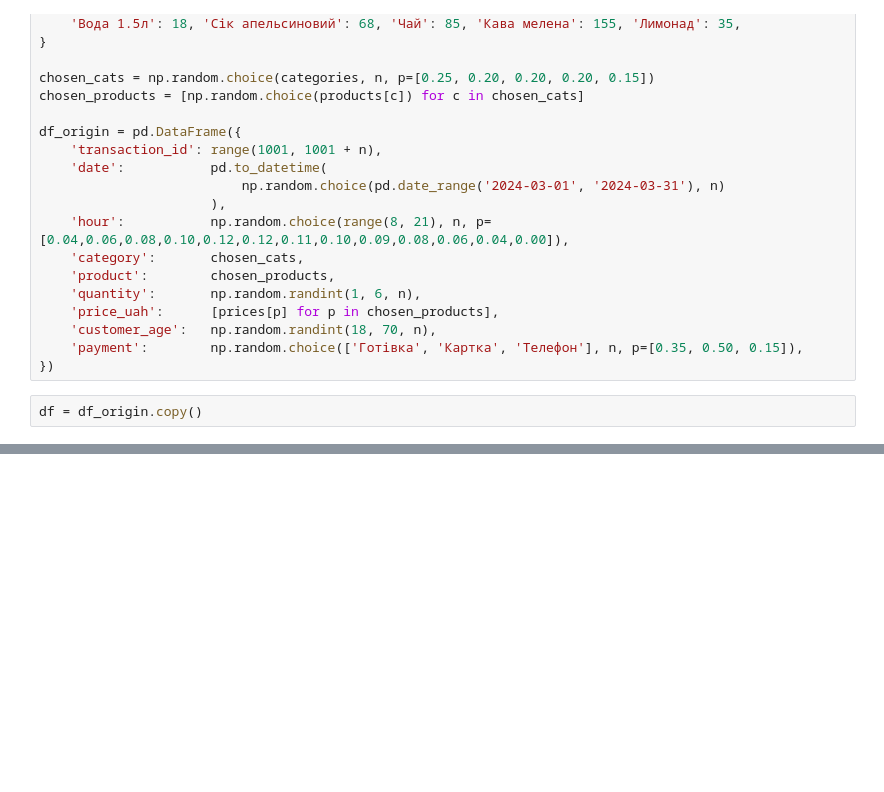
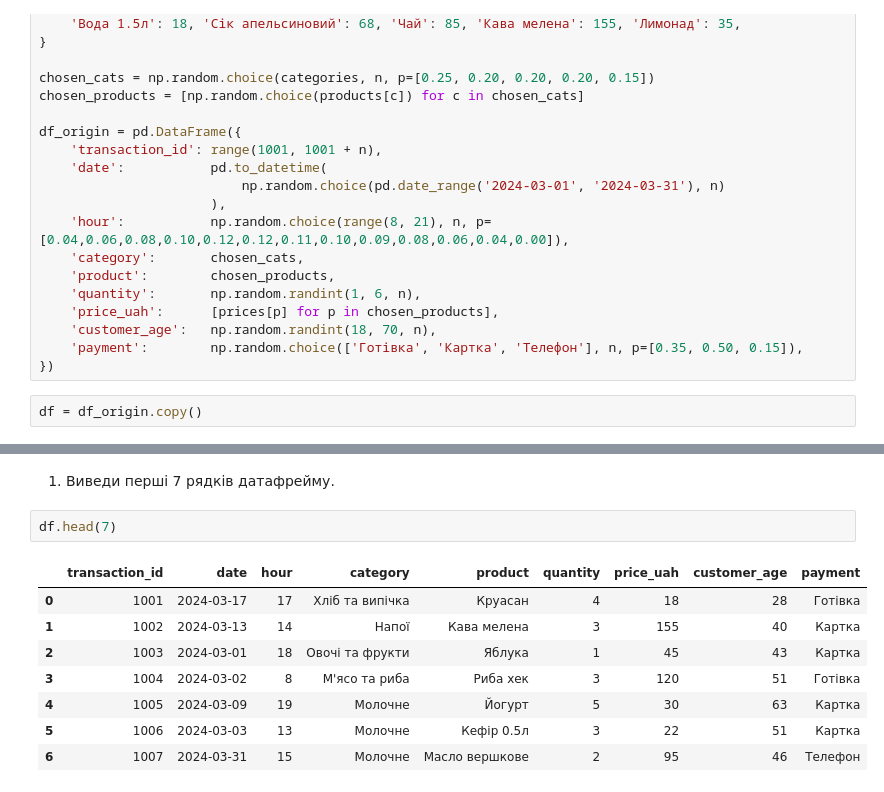
Before and after one commit to volodymyr-holovan/DTA2026, a Jupyter notebook: project_store_sales_analysis/store_sales_analysis.ipynb, the cells around one changed output, grey strips where cells are left out. Saved outputs shown, nothing was run; the diff lists cells and outputs as text; blank space fills up the shorter version.

```diff
--- a/project_store_sales_analysis/store_sales_analysis.ipynb
+++ b/project_store_sales_analysis/store_sales_analysis.ipynb
@@ -44,0 +52,13 @@ df = df_origin.copy()
+# %% [markdown]
+1. Виведи перші 7 рядків датафрейму.
+# %%
+df.head(7)
+# %% [output]
+|  | transaction_id | date | hour | category | product | quantity | price_uah | customer_age | payment |
+| 0 | 1001 | 2024-03-17 | 17 | Хліб та випічка | Круасан | 4 | 18 | 28 | Готівка |
+| 1 | 1002 | 2024-03-13 | 14 | Напої | Кава мелена | 3 | 155 | 40 | Картка |
+| 2 | 1003 | 2024-03-01 | 18 | Овочі та фрукти | Яблука | 1 | 45 | 43 | Картка |
+| 3 | 1004 | 2024-03-02 | 8 | М'ясо та риба | Риба хек | 3 | 120 | 51 | Готівка |
+| 4 | 1005 | 2024-03-09 | 19 | Молочне | Йогурт | 5 | 30 | 63 | Картка |
+| 5 | 1006 | 2024-03-03 | 13 | Молочне | Кефір 0.5л | 3 | 22 | 51 | Картка |
+| 6 | 1007 | 2024-03-31 | 15 | Молочне | Масло вершкове | 2 | 95 | 46 | Телефон |
```
Also changed, not shown: parts of 9 cells of this notebook.
